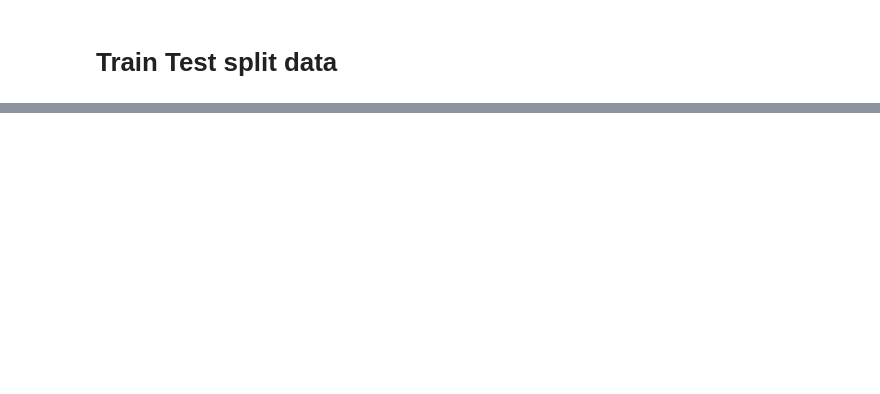
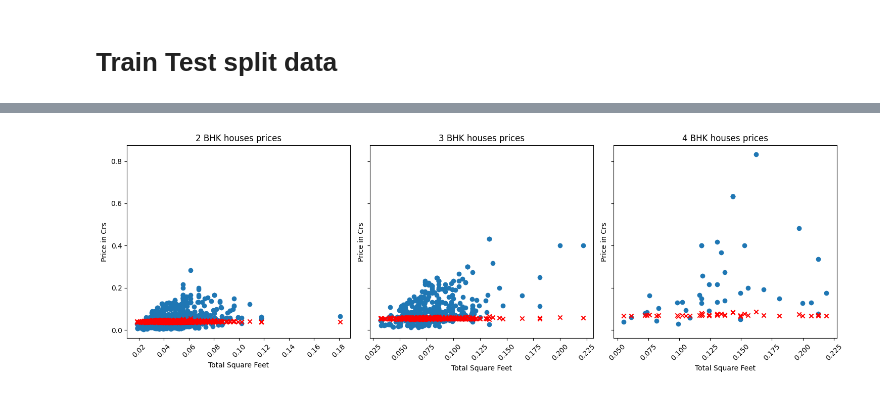
Before and after one commit to ShrayankM/Machine-Learning-Year-24, a Jupyter notebook: SML-1-LinearRegression.ipynb, the cells around one changed output, grey strips where cells are left out. Drawn from its saved outputs; the diff is of its cells as text; code cells hidden in the pictures; blank space fills up the shorter version.

```diff
--- a/SML-1-LinearRegression.ipynb
+++ b/SML-1-LinearRegression.ipynb
@@ -152,0 +171,2 @@ Data stats:
+# %%
+x_train_np, y_train_np = np.array(x_train), np.array(y_train)
@@ -152,0 +238,15 @@ Data stats:
+# %%
+def predict(x, W, B):
+
+  records = x.shape[0]
+  y_pred_list = []
+  for i in range(records):
+
+    y_pred = np.dot(W, x[i]) + B
+    y_pred_list.append(y_pred)
+
+  return y_pred_list
+# %%
+# x_test_np, y_test_np = np.array(x_test), np.array(y_test)
+x_test_np, y_test_np = np.array(x_train), np.array(y_train)
+y_predictions = predict(x_test_np, W, B)
@@ -152,0 +266,2 @@ Data stats:
+# %%
+y_predictions = pd.DataFrame(y_predictions, columns=['price'])
@@ -152,0 +272,23 @@ Data stats:
+# %%
+attribute_name, x_axis, y_axis = 'BHK', 'Total sqft', 'price'
+
+bhk_uniques = x_train[attribute_name].unique()
+bhk_uniques.sort()
+bhk_uniques = bhk_uniques[1:4]
+
+fig, axes = plt.subplots(nrows=1, ncols=len(bhk_uniques), figsize=(15, 5), sharey=True)
+
+for i, u_bhk in enumerate(bhk_uniques):
+    indexes = x_train[x_train[attribute_name] == u_bhk].index
+    axes[i].scatter(x_train[x_train.index.isin(indexes)][x_axis], y_train[x_train.index.isin(indexes)][y_axis])
+    axes[i].scatter(x_train[x_train.index.isin(indexes)][x_axis], y_predictions[x_train.index.isin(indexes)][y_axis], color='red', marker='x')
+    axes[i].set_title(f"{u_bhk} BHK houses prices")
+    axes[i].set_xlabel("Total Square Feet")
+    axes[i].set_ylabel("Price in Crs")
+
+    axes[i].tick_params(axis = 'x', rotation = 45)
+
+plt.tight_layout()
+plt.show()
+# %% [output]
+[figure, added]
```
Also changed, not shown: parts of 25 cells of this notebook.
